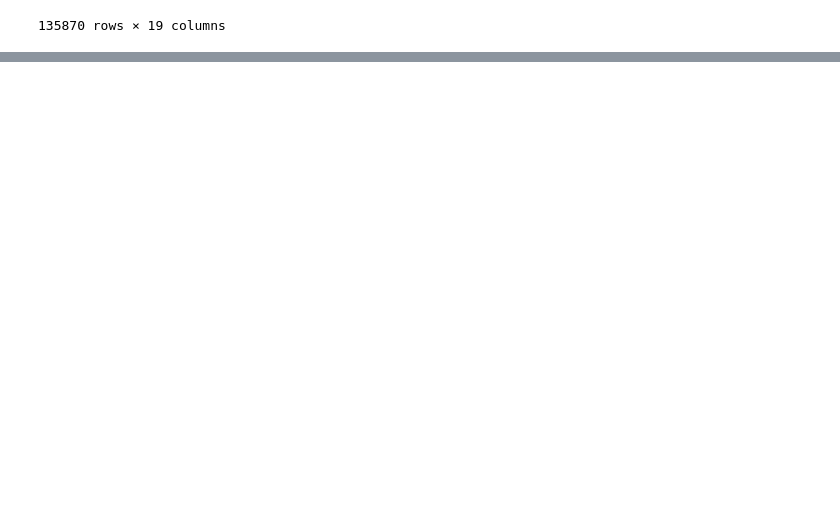
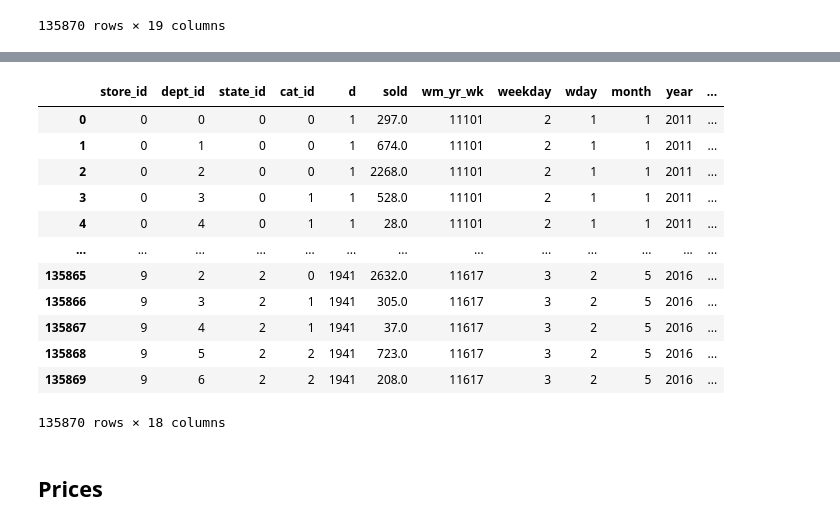
Before and after one commit to Kim-Ju-Hyeon/Temporal_Fusion_Transformer, a Jupyter notebook: M5_dataset_EDA.ipynb, the cells around one changed output, grey strips where cells are left out. Drawn from its saved outputs; the diff is of its cells as text; code cells hidden in the pictures; blank space fills up the shorter version.

```diff
--- a/M5_dataset_EDA.ipynb
+++ b/M5_dataset_EDA.ipynb
@@ -168,0 +165,3 @@ df_concat_calendar
+# %%
+cols = temp.dtypes.index.tolist()
+cols
@@ -168,0 +188,3 @@ df_concat_calendar
+# %%
+types = temp.dtypes.values.tolist()
+types
@@ -168,0 +209,22 @@ df_concat_calendar
+# %%
+for i,type in enumerate(types):
+    if type.name == 'category':
+        temp[cols[i]] = temp[cols[i]].cat.codes
+# %%
+temp.drop('date',axis=1,inplace=True)
+# %%
+temp
+# %% [output]
+|  | store_id | dept_id | state_id | cat_id | d | sold | wm_yr_wk | weekday | wday | month | year | ... |
+| 0 | 0 | 0 | 0 | 0 | 1 | 297.0 | 11101 | 2 | 1 | 1 | 2011 | ... |
+| 1 | 0 | 1 | 0 | 0 | 1 | 674.0 | 11101 | 2 | 1 | 1 | 2011 | ... |
+| 2 | 0 | 2 | 0 | 0 | 1 | 2268.0 | 11101 | 2 | 1 | 1 | 2011 | ... |
+| 3 | 0 | 3 | 0 | 1 | 1 | 528.0 | 11101 | 2 | 1 | 1 | 2011 | ... |
+| 4 | 0 | 4 | 0 | 1 | 1 | 28.0 | 11101 | 2 | 1 | 1 | 2011 | ... |
+| ... | ... | ... | ... | ... | ... | ... | ... | ... | ... | ... | ... | ... |
+| 135865 | 9 | 2 | 2 | 0 | 1941 | 2632.0 | 11617 | 3 | 2 | 5 | 2016 | ... |
+| 135866 | 9 | 3 | 2 | 1 | 1941 | 305.0 | 11617 | 3 | 2 | 5 | 2016 | ... |
+| 135867 | 9 | 4 | 2 | 1 | 1941 | 37.0 | 11617 | 3 | 2 | 5 | 2016 | ... |
+| 135868 | 9 | 5 | 2 | 2 | 1941 | 723.0 | 11617 | 3 | 2 | 5 | 2016 | ... |
+| 135869 | 9 | 6 | 2 | 2 | 1941 | 208.0 | 11617 | 3 | 2 | 5 | 2016 | ... |
+135870 rows × 18 columns
@@ -168,0 +237,2 @@ df_concat_calendar
+# %% [markdown]
+## Prices
```
Also changed, not shown: parts of 19 cells of this notebook.
